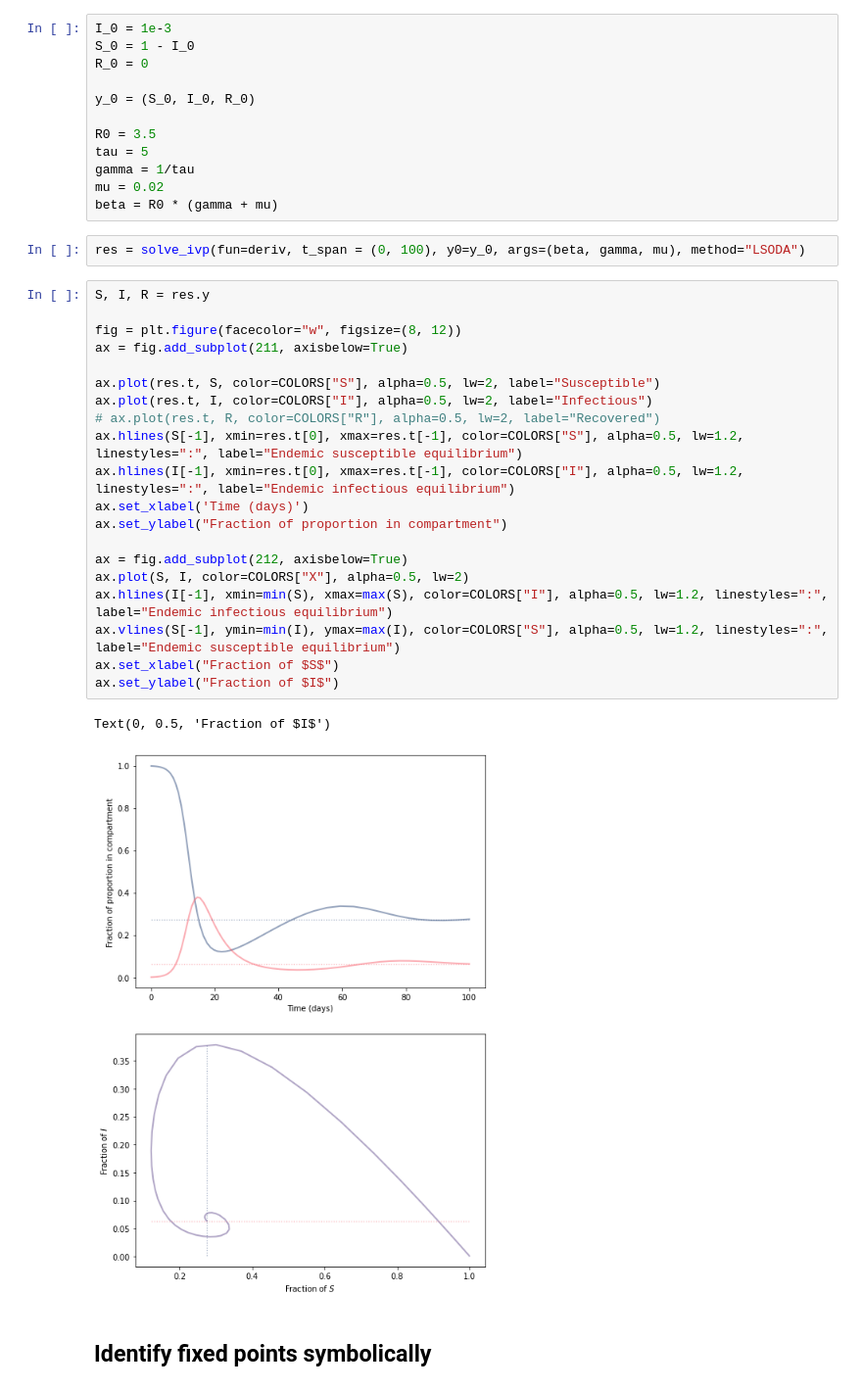
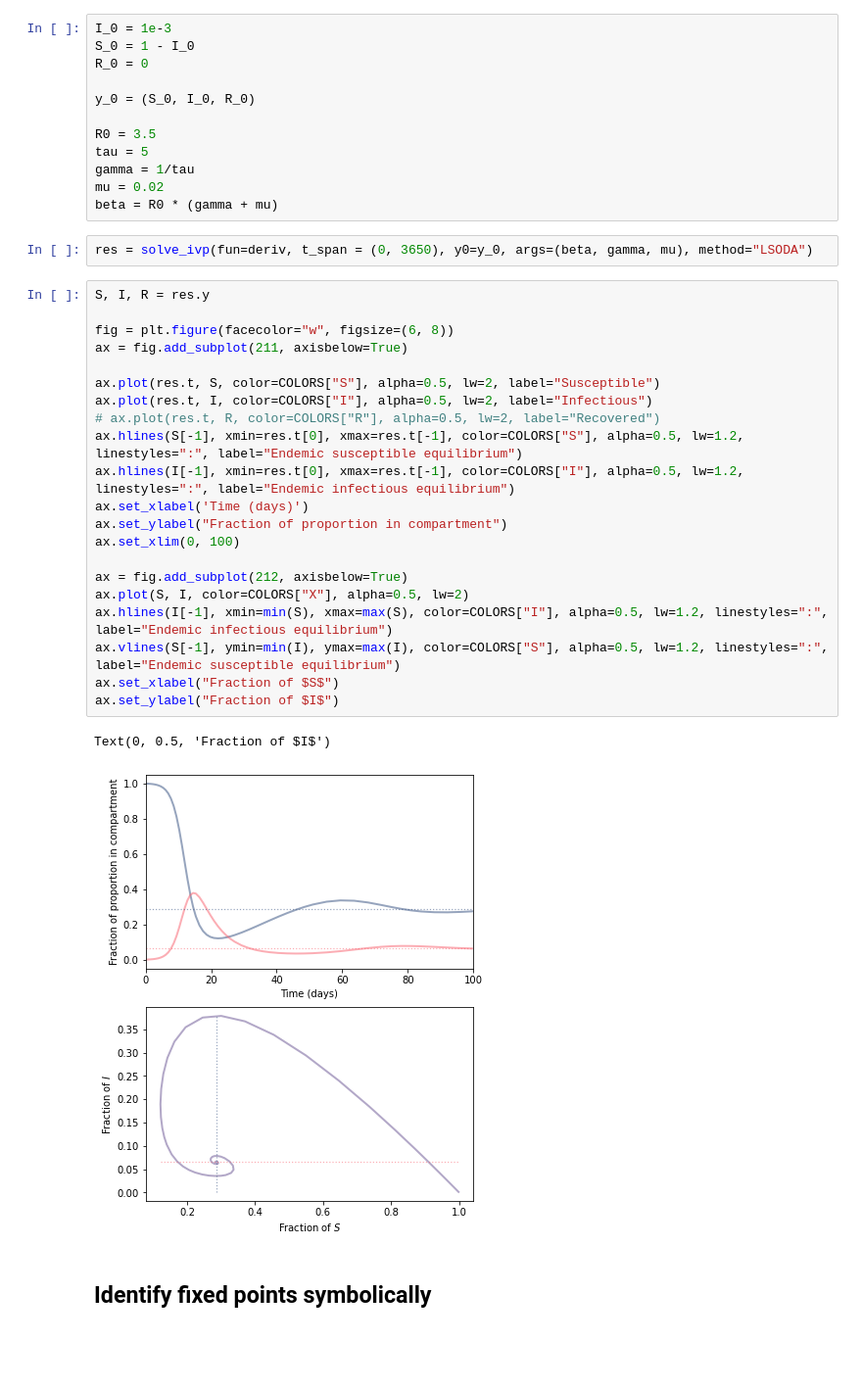
Before and after one commit to chrisvoncsefalvay/computational-infectious-disease, a Jupyter notebook: ch02/phase_space/Phase space and stability.ipynb, the cells around one changed output. Shown at 98% size. Saved outputs shown, nothing was run; the diff lists cells and outputs as text; blank space fills up the shorter version.

```diff
--- a/ch02/phase_space/Phase space and stability.ipynb
+++ b/ch02/phase_space/Phase space and stability.ipynb
@@ -61,30 +61,31 @@ gamma = 1/tau
 mu = 0.02
 beta = R0 * (gamma + mu)
 # %%
-res = solve_ivp(fun=deriv, t_span = (0, 100), y0=y_0, args=(beta, gamma, mu), method="LSODA")
+res = solve_ivp(fun=deriv, t_span = (0, 3650), y0=y_0, args=(beta, gamma, mu), method="LSODA")
 # %%
 S, I, R = res.y
 
-fig = plt.figure(facecolor="w", figsize=(8, 12))
+fig = plt.figure(facecolor="w", figsize=(6, 8))
 ax = fig.add_subplot(211, axisbelow=True)
 
 ax.plot(res.t, S, color=COLORS["S"], alpha=0.5, lw=2, label="Susceptible")
 ax.plot(res.t, I, color=COLORS["I"], alpha=0.5, lw=2, label="Infectious")
 # ax.plot(res.t, R, color=COLORS["R"], alpha=0.5, lw=2, label="Recovered")
 ax.hlines(S[-1], xmin=res.t[0], xmax=res.t[-1], color=COLORS["S"], alpha=0.5, lw=1.2, linestyles=":", label="Endemic susceptible equilibrium")
 ax.hlines(I[-1], xmin=res.t[0], xmax=res.t[-1], color=COLORS["I"], alpha=0.5, lw=1.2, linestyles=":", label="Endemic infectious equilibrium")
 ax.set_xlabel('Time (days)')
 ax.set_ylabel("Fraction of proportion in compartment")
+ax.set_xlim(0, 100)
 
 ax = fig.add_subplot(212, axisbelow=True)
 ax.plot(S, I, color=COLORS["X"], alpha=0.5, lw=2)
 ax.hlines(I[-1], xmin=min(S), xmax=max(S), color=COLORS["I"], alpha=0.5, lw=1.2, linestyles=":", label="Endemic infectious equilibrium")
 ax.vlines(S[-1], ymin=min(I), ymax=max(I), color=COLORS["S"], alpha=0.5, lw=1.2, linestyles=":", label="Endemic susceptible equilibrium")
 ax.set_xlabel("Fraction of $S$")
 ax.set_ylabel("Fraction of $I$")
 # %% [output]
 Text(0, 0.5, 'Fraction of $I$')
-[figure, old version]
+[figure, new version]
 # %% [markdown]
 ## Identify fixed points symbolically
 # %%
```
Also changed, not shown: parts of 3 cells of this notebook, 11 other files.
